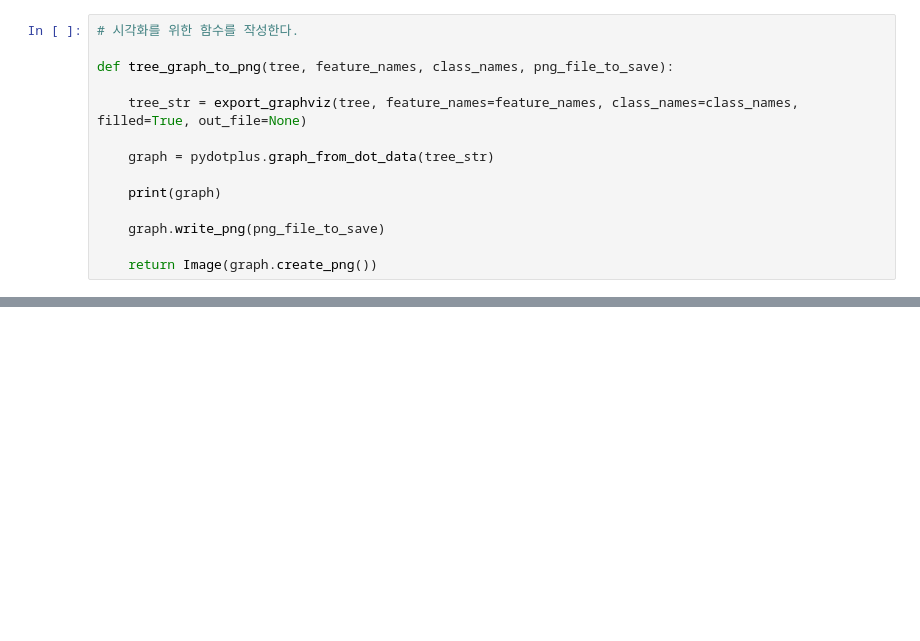
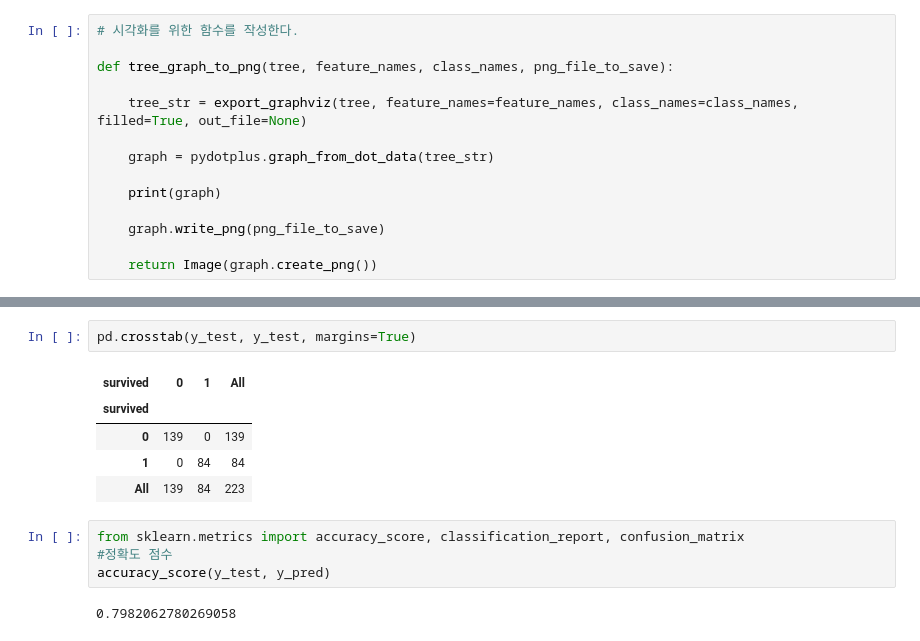
Before and after one commit to dongjoo12/github-demo, a Jupyter notebook: notebooks/titanic.ipynb, the cells around one changed output, grey strips where cells are left out. Drawn from its saved outputs; the diff is of its cells as text; blank space fills up the shorter version.

```diff
--- a/notebooks/titanic.ipynb
+++ b/notebooks/titanic.ipynb
@@ -252,0 +266,14 @@ def tree_graph_to_png(tree, feature_names, class_names, png_file_to_save):
+# %%
+pd.crosstab(y_test, y_test, margins=True)
+# %% [output]
+| survived | 0 | 1 | All |
+| survived |  |  |  |
+| 0 | 139 | 0 | 139 |
+| 1 | 0 | 84 | 84 |
+| All | 139 | 84 | 223 |
+# %%
+from sklearn.metrics import accuracy_score, classification_report, confusion_matrix
+#정확도 점수
+accuracy_score(y_test, y_pred)
+# %% [output]
+0.7982062780269058
```
Also changed, not shown: parts of 5 cells of this notebook, 1 other file.
